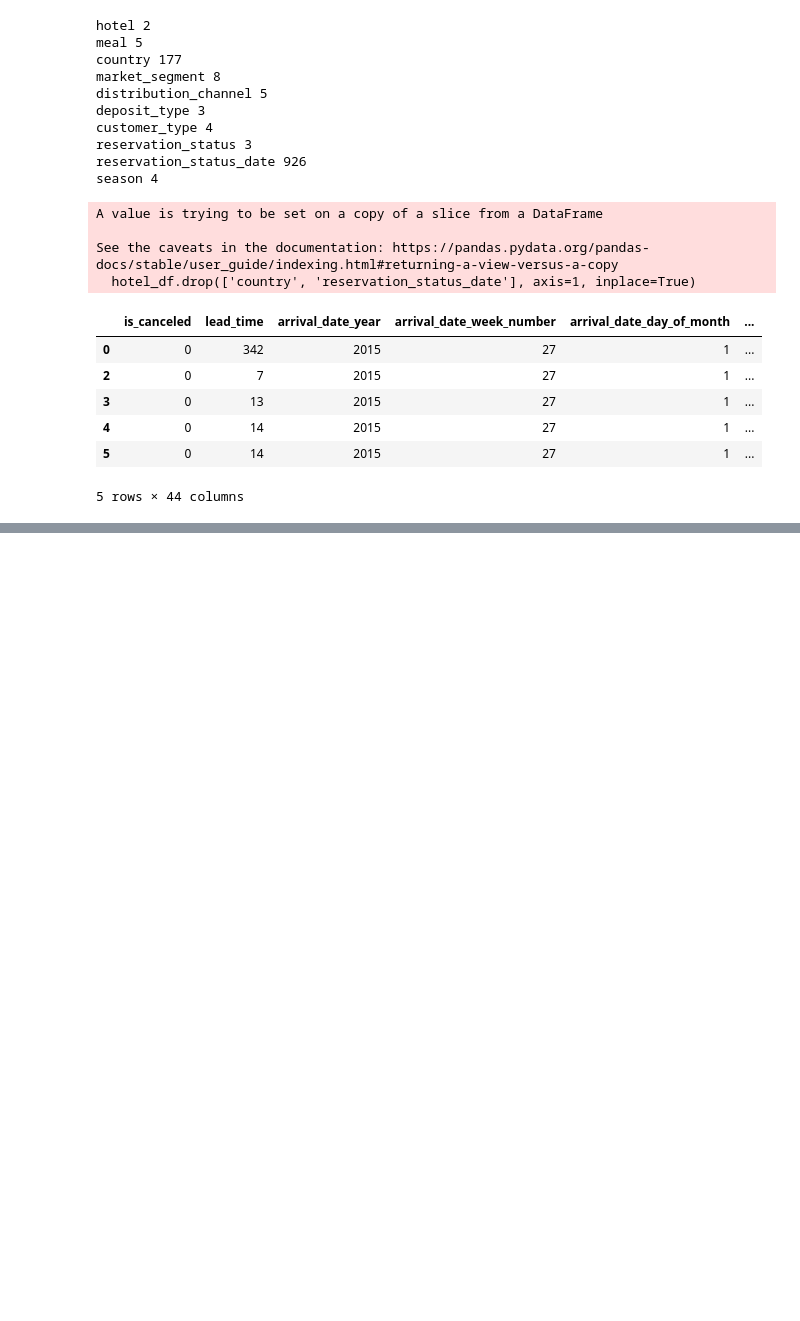
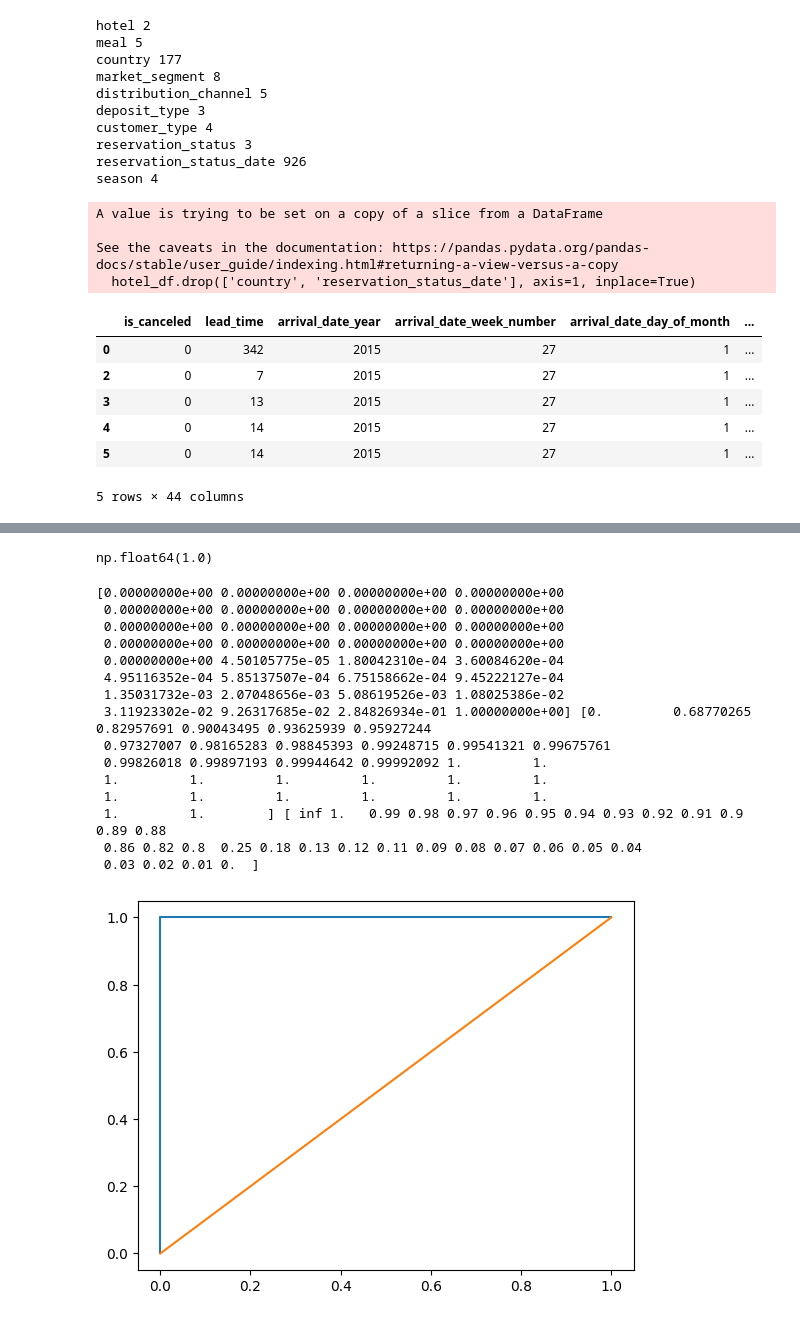
Before and after one commit to JinLeeGG/AI_Project_Preparation, a Jupyter notebook: 3. Data Analysis/11. Hotel booking demand/11_Hotel_booking_demand.ipynb, the cells around one changed output, grey strips where cells are left out. Drawn from its saved outputs; the diff is of its cells as text; code cells hidden in the pictures; blank space fills up the shorter version.

```diff
--- a/3. Data Analysis/11. Hotel booking demand/11_Hotel_booking_demand.ipynb
+++ b/3. Data Analysis/11. Hotel booking demand/11_Hotel_booking_demand.ipynb
@@ -753,0 +1014,9 @@ hotel_df.head()
+# %%
+X_train, X_test, y_train, y_test = train_test_split(hotel_df.drop('is_canceled', axis=1), hotel_df['is_canceled'], test_size=0.3, random_state=2025)
+# %%
+from sklearn.ensemble import RandomForestClassifier
+
+rf = RandomForestClassifier(random_state=2025)
+rf.fit(X_train, y_train)
+pred1 = rf.predict(X_test)
+pred1
@@ -753,0 +1025,3 @@ hotel_df.head()
+# %%
+proba1 = rf.predict_proba(X_test)
+proba1 #확율 0 - 1
@@ -753,0 +1086,31 @@ hotel_df.head()
+# %%
+roc_auc_score(y_test, proba1[:, 1])
+# %% [output]
+np.float64(1.0)
+# %%
+import matplotlib.pyplot as plt
+from sklearn.metrics._plot.roc_curve import roc_curve
+
+fpr, tpr, thr = roc_curve(y_test, proba1[:, 1])
+print(fpr, tpr, thr)
+
+plt.plot(fpr, tpr, label='ROC Curve')
+plt.plot([0, 1], [0, 1])
+plt.show()
+# %% [output]
+[0.00000000e+00 0.00000000e+00 0.00000000e+00 0.00000000e+00
+ 0.00000000e+00 0.00000000e+00 0.00000000e+00 0.00000000e+00
+ 0.00000000e+00 0.00000000e+00 0.00000000e+00 0.00000000e+00
+ 0.00000000e+00 0.00000000e+00 0.00000000e+00 0.00000000e+00
+ 0.00000000e+00 4.50105775e-05 1.80042310e-04 3.60084620e-04
+ 4.95116352e-04 5.85137507e-04 6.75158662e-04 9.45222127e-04
+ 1.35031732e-03 2.07048656e-03 5.08619526e-03 1.08025386e-02
+ 3.11923302e-02 9.26317685e-02 2.84826934e-01 1.00000000e+00] [0.         0.68770265 0.82957691 0.90043495 0.93625939 0.95927244
+ 0.97327007 0.98165283 0.98845393 0.99248715 0.99541321 0.99675761
+ 0.99826018 0.99897193 0.99944642 0.99992092 1.         1.
+ 1.         1.         1.         1.         1.         1.
+ 1.         1.         1.         1.         1.         1.
+ 1.         1.        ] [ inf 1.   0.99 0.98 0.97 0.96 0.95 0.94 0.93 0.92 0.91 0.9  0.89 0.88
+ 0.86 0.82 0.8  0.25 0.18 0.13 0.12 0.11 0.09 0.08 0.07 0.06 0.05 0.04
+ 0.03 0.02 0.01 0.  ]
+[figure, added]
```
Also changed, not shown: parts of 57 cells of this notebook.
